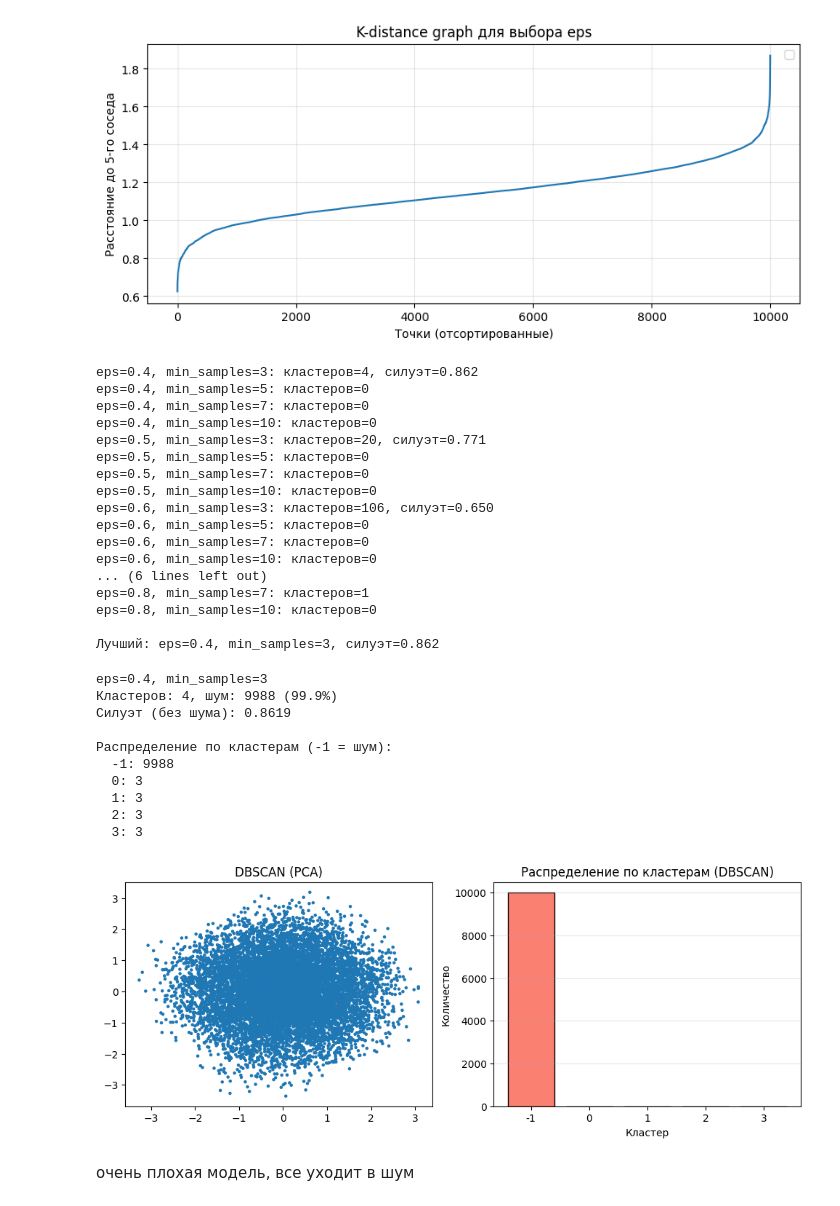
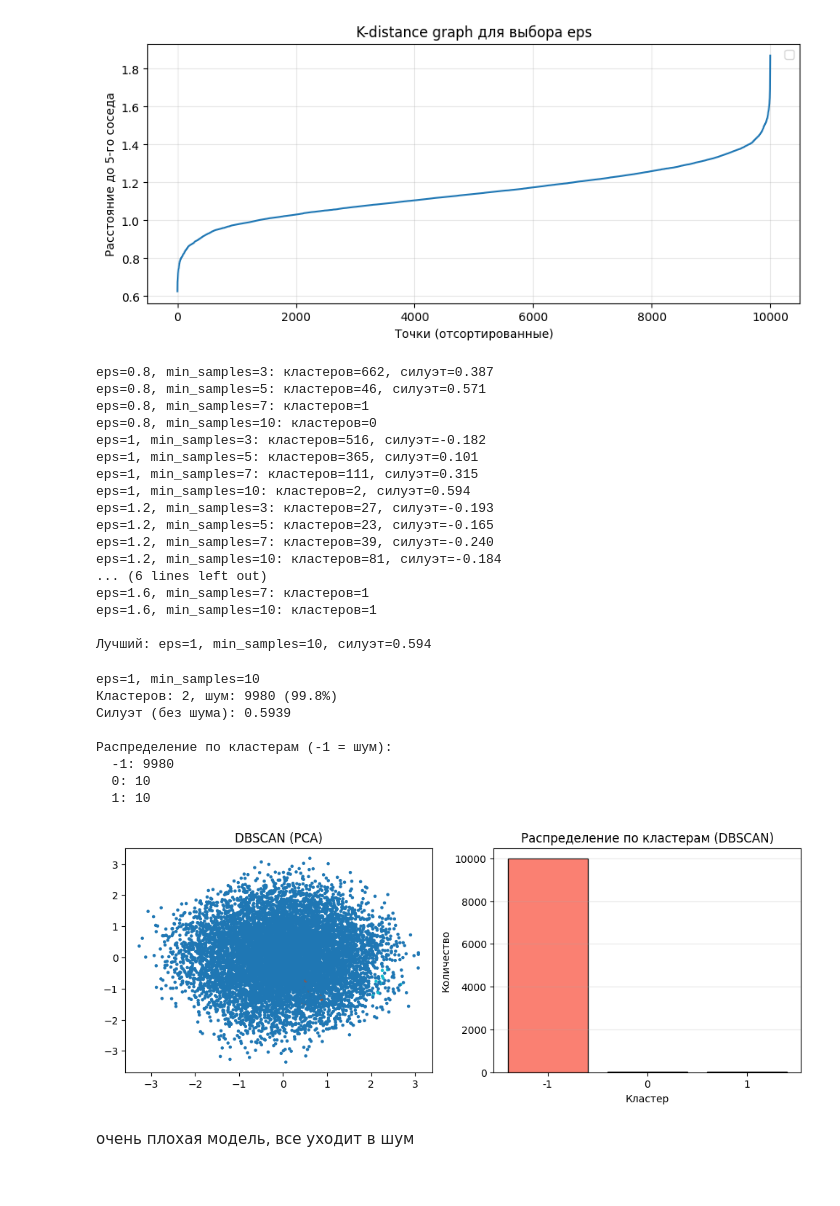
Before and after one commit to neanyameee/marketing_clast, a Jupyter notebook: notebooks/analysis.ipynb, the cells around one changed output. Saved outputs shown, nothing was run; the diff lists cells and outputs as text; code cells hidden in the pictures.

```diff
--- a/notebooks/analysis.ipynb
+++ b/notebooks/analysis.ipynb
@@ -360,7 +353,7 @@ best_min_samples = None
 best_labels = None
 
 # Диапазон параметров
-eps_values = [0.4, 0.5, 0.6, 0.7, 0.8]
+eps_values = [0.8,1, 1.2, 1.4, 1.6]
 min_samples_values = [3, 5, 7, 10]
 
 for eps in eps_values:
@@ -382,26 +375,26 @@ for eps in eps_values:
 
 print(f"\nЛучший: eps={best_params[0]}, min_samples={best_params[1]}, силуэт={best_silhouette:.3f}")
 # %% [output]
-eps=0.4, min_samples=3: кластеров=4, силуэт=0.862
-eps=0.4, min_samples=5: кластеров=0
-eps=0.4, min_samples=7: кластеров=0
-eps=0.4, min_samples=10: кластеров=0
-eps=0.5, min_samples=3: кластеров=20, силуэт=0.771
-eps=0.5, min_samples=5: кластеров=0
-eps=0.5, min_samples=7: кластеров=0
-eps=0.5, min_samples=10: кластеров=0
-eps=0.6, min_samples=3: кластеров=106, силуэт=0.650
-eps=0.6, min_samples=5: кластеров=0
-eps=0.6, min_samples=7: кластеров=0
-eps=0.6, min_samples=10: кластеров=0
-... (6 lines left out)
+eps=0.8, min_samples=3: кластеров=662, силуэт=0.387
+eps=0.8, min_samples=5: кластеров=46, силуэт=0.571
 eps=0.8, min_samples=7: кластеров=1
 eps=0.8, min_samples=10: кластеров=0
+eps=1, min_samples=3: кластеров=516, силуэт=-0.182
+eps=1, min_samples=5: кластеров=365, силуэт=0.101
+eps=1, min_samples=7: кластеров=111, силуэт=0.315
+eps=1, min_samples=10: кластеров=2, силуэт=0.594
+eps=1.2, min_samples=3: кластеров=27, силуэт=-0.193
+eps=1.2, min_samples=5: кластеров=23, силуэт=-0.165
+eps=1.2, min_samples=7: кластеров=39, силуэт=-0.240
+eps=1.2, min_samples=10: кластеров=81, силуэт=-0.184
+... (6 lines left out)
+eps=1.6, min_samples=7: кластеров=1
+eps=1.6, min_samples=10: кластеров=1
 
-Лучший: eps=0.4, min_samples=3, силуэт=0.862
+Лучший: eps=1, min_samples=10, силуэт=0.594
 # %%
-eps = 0.4
-min_samples = 3
+eps = 1
+min_samples = 10
 
 dbscan = DBSCAN(eps=eps, min_samples=min_samples)
 dbscan_labels = dbscan.fit_predict(X_scaled)
@@ -412,42 +405,40 @@ n_noise = sum(dbscan_labels == -1)
 print(f"eps={eps}, min_samples={min_samples}")
 print(f"Кластеров: {n_clusters_db}, шум: {n_noise} ({n_noise/len(dbscan_labels)*100:.1f}%)")
 
 if n_clusters_db > 1:
     sil_db = silhouette_score(X_scaled[dbscan_labels != -1], dbscan_labels[dbscan_labels != -1])
     print(f"Силуэт (без шума): {sil_db:.4f}")
 
 # Распределение
 counts_db = pd.Series(dbscan_labels).value_counts().sort_index()
 print("\nРаспределение по кластерам (-1 = шум):")
 for c in counts_db.index:
     print(f"  {c}: {counts_db[c]}")
 
 # Визуализация
 plt.figure(figsize=(12, 4))
 plt.subplot(1,2,1)
 plt.scatter(X_pca[:,0], X_pca[:,1], c=dbscan_labels, cmap='tab10', s=5)
 plt.title('DBSCAN (PCA)')
 
 plt.subplot(1,2,2)
 colors = ['salmon' if x == -1 else 'lightblue' for x in counts_db.index]
 plt.bar(counts_db.index.astype(str), counts_db.values, color=colors, edgecolor='black')
 plt.xlabel('Кластер')
 plt.ylabel('Количество')
 plt.title('Распределение по кластерам (DBSCAN)')
 plt.grid(axis='y', alpha=0.3)
 plt.show()
 # %% [output]
-eps=0.4, min_samples=3
-Кластеров: 4, шум: 9988 (99.9%)
-Силуэт (без шума): 0.8619
+eps=1, min_samples=10
+Кластеров: 2, шум: 9980 (99.8%)
+Силуэт (без шума): 0.5939
 
 Распределение по кластерам (-1 = шум):
-  -1: 9988
-  0: 3
-  1: 3
-  2: 3
-  3: 3
+  -1: 9980
+  0: 10
+  1: 10
-[figure, old version]
+[figure, new version]
 # %% [markdown]
 очень плохая модель, все уходит в шум
 # %%
```
Also changed, not shown: parts of 3 cells of this notebook, 1 other file.
